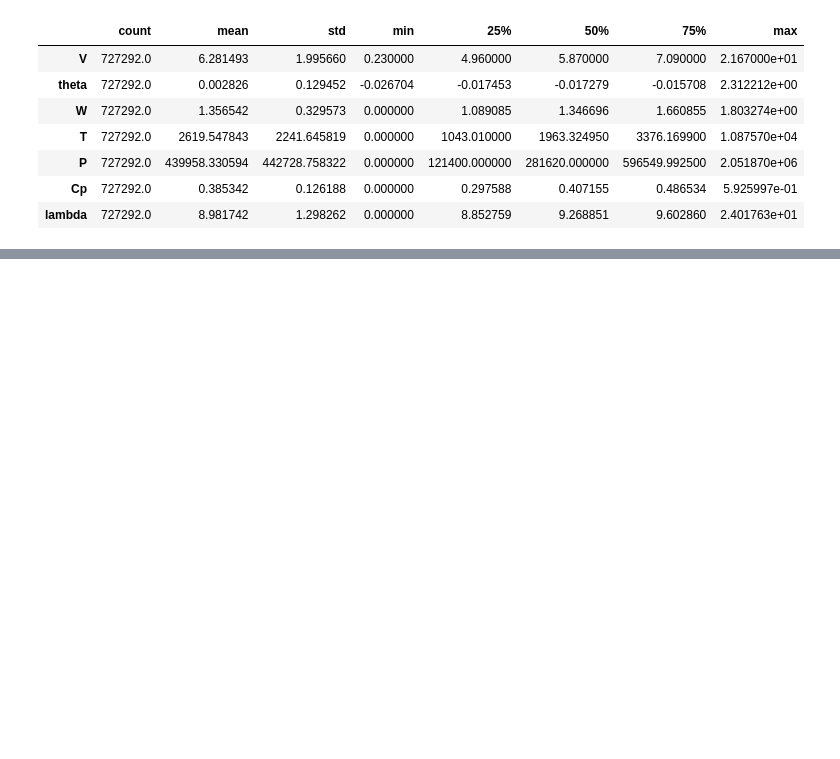
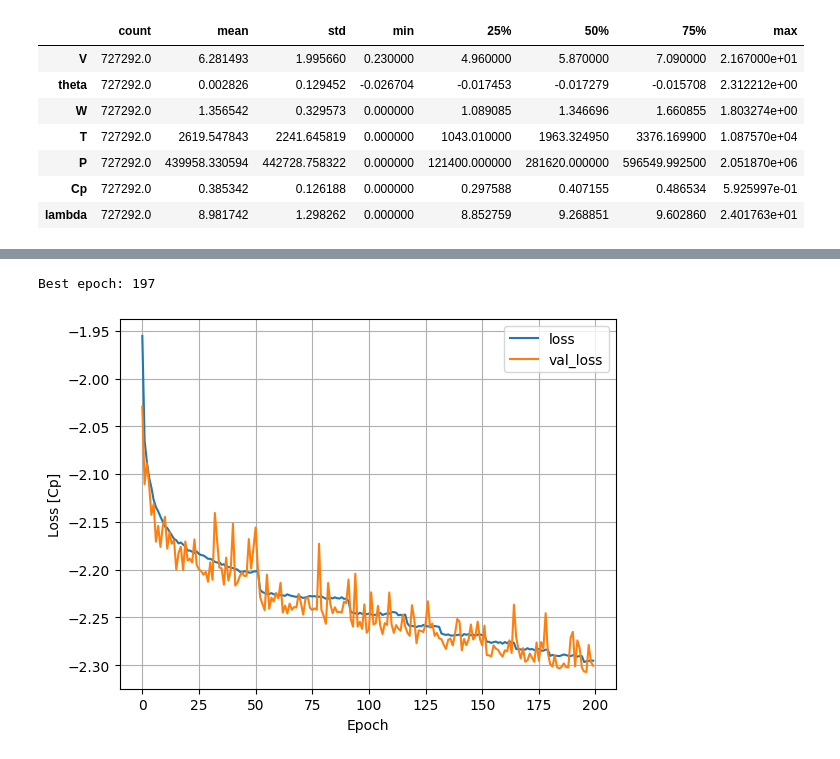
Before and after one commit to alfonsogijon/WindTurbines_PINNs, a Jupyter notebook: Scripts/Neural-Networks-Evidential/NN_Cp3D_evidential.ipynb, the cells around one changed output, grey strips where cells are left out. Cells and saved outputs as stored; diff of their text form; code cells hidden in the pictures; blank space fills up the shorter version.

```diff
--- a/Scripts/Cp_LeastSquares.ipynb
+++ b/Scripts/Neural-Networks-Evidential/NN_Cp3D_evidential.ipynb
@@ -267,0 +259,22 @@ print(params_opt)
+# %%
+# Create a callback to stop training early after reaching a certain value for the validation loss.
+stop_early = tf.keras.callbacks.EarlyStopping(monitor='val_loss', patience=5)
+
+#x = train_features[['V','theta','W']]
+x = train_features  # input features are lambda and theta
+# search() method receives same arguments as fit() method, plus callbacks
+# if batch_size is not specified, 32 is the default value
+batch_size = 128
+tuner.search(x, train_labels, epochs=20, validation_split=0.2, batch_size=batch_size, callbacks=[stop_early])
+
+# Get the optimal hyperparameters
+best_hps=tuner.get_best_hyperparameters(num_trials=1)[0]
+
+print(f"""
+The hyperparameter search is complete! The optimal number of layers, number of units,
+learning rate and activation function are:
+n_layers: {best_hps.get('layers')}
+n_units: {best_hps.get('units')}
+learning_rate: {best_hps.get('learning_rate')}
+activation_function: {best_hps.get('activation')}
+""")
@@ -267,0 +343,9 @@ print(params_opt)
+# %%
+# Train the model with optimal hyperparameters
+
+reduce_lr = tf.keras.callbacks.ReduceLROnPlateau(monitor='val_loss', factor=0.5,
+                              patience=10, min_lr=1e-8)
+
+# Build the model with the optimal hyperparameters and train it on the data for 500 epochs
+#model = tuner.hypermodel.build(best_hps)
+history = model.fit(x, train_labels, epochs=200, batch_size=batch_size, validation_split=0.2, callbacks=[reduce_lr])
@@ -267,0 +370,17 @@ print(params_opt)
+# %%
+# Plot the loss
+plt.plot(history.history['loss'], label='loss')
+plt.plot(history.history['val_loss'], label='val_loss')
+#plt.ylim([0, 10])
+plt.xlabel('Epoch')
+plt.ylabel('Loss [Cp]')
+plt.legend()
+plt.grid(True)
+
+val_loss_per_epoch = history.history['val_loss']
+train_loss_per_epoch = history.history['loss']
+best_epoch = val_loss_per_epoch.index(min(val_loss_per_epoch)) + 1
+print('Best epoch: %d' % (best_epoch,))
+# %% [output]
+Best epoch: 197
+[figure, added]
```
Also changed, not shown: parts of 29 cells of this notebook, 18 other files.
